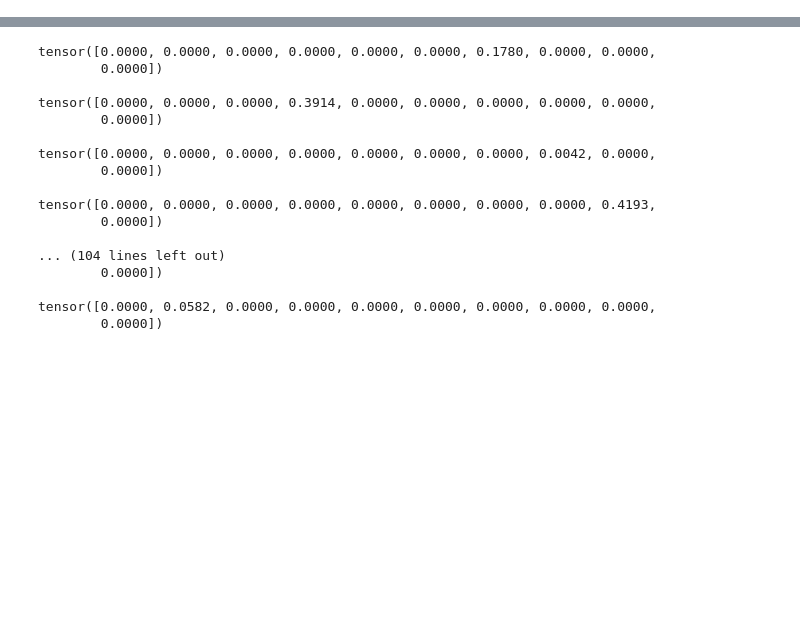
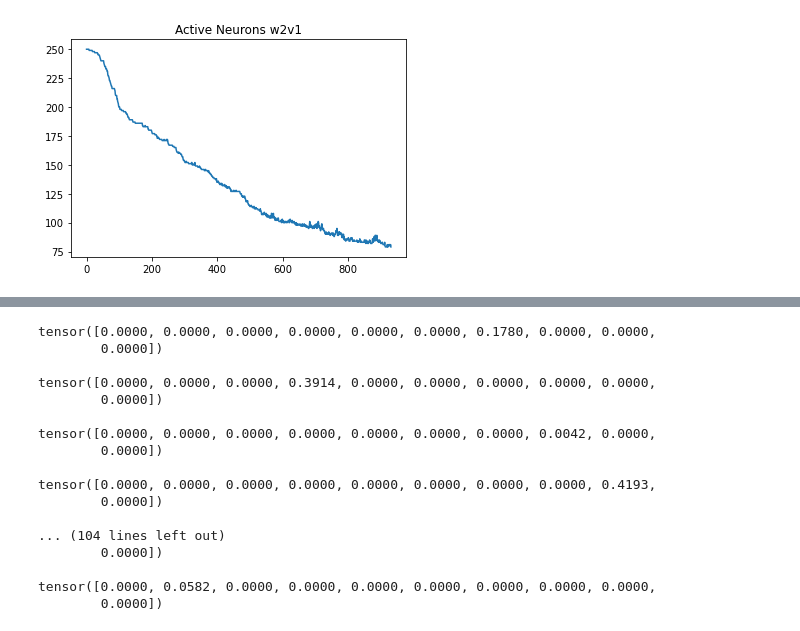
Before and after one commit to joeshenouda/nn-norm, a Jupyter notebook: plotting.ipynb, the cells around one changed output, grey strips where cells are left out. Cells and saved outputs as stored; diff of their text form; code cells hidden in the pictures; blank space fills up the shorter version.

```diff
--- a/plotting.ipynb
+++ b/plotting.ipynb
@@ -36,0 +42,6 @@ def plot_out_sparsity(results_path, title):
+# %%
+w2v1_binary_results_PATH = 'results/MNIST_binary_shallow_NN/0701191815_pn_w2v1_loss_{0.0004}_{0.1}_balance/result.pt'
+w2v1_binary_model_PATH = 'results/MNIST_binary_shallow_NN/0701191815_pn_w2v1_loss_{0.0004}_{0.1}_balance/model_idx_8000_acc_0_14_sp_43.pt'
+
+w2v2_binary_results_PATH = 'results/MNIST_binary_shallow_NN/0701113100_pn_w2v2_loss_{0.0004}_{0.1}_balance/result.pt'
+w2v2_binary_model_PATH = 'results/MNIST_binary_shallow_NN/0701113100_pn_w2v2_loss_{0.0004}_{0.1}_balance/model_idx_10000_acc_99_86_sp_46.pt'
@@ -36,0 +96,5 @@ def plot_out_sparsity(results_path, title):
+# %%
+title = 'Active Neurons w2v1'
+nacts_w2v1_binary=plot_nacts(w2v1_binary_results_PATH, title)
+# %% [output]
+[figure, added]
```
Also changed, not shown: parts of 19 cells of this notebook, 15 other files.
